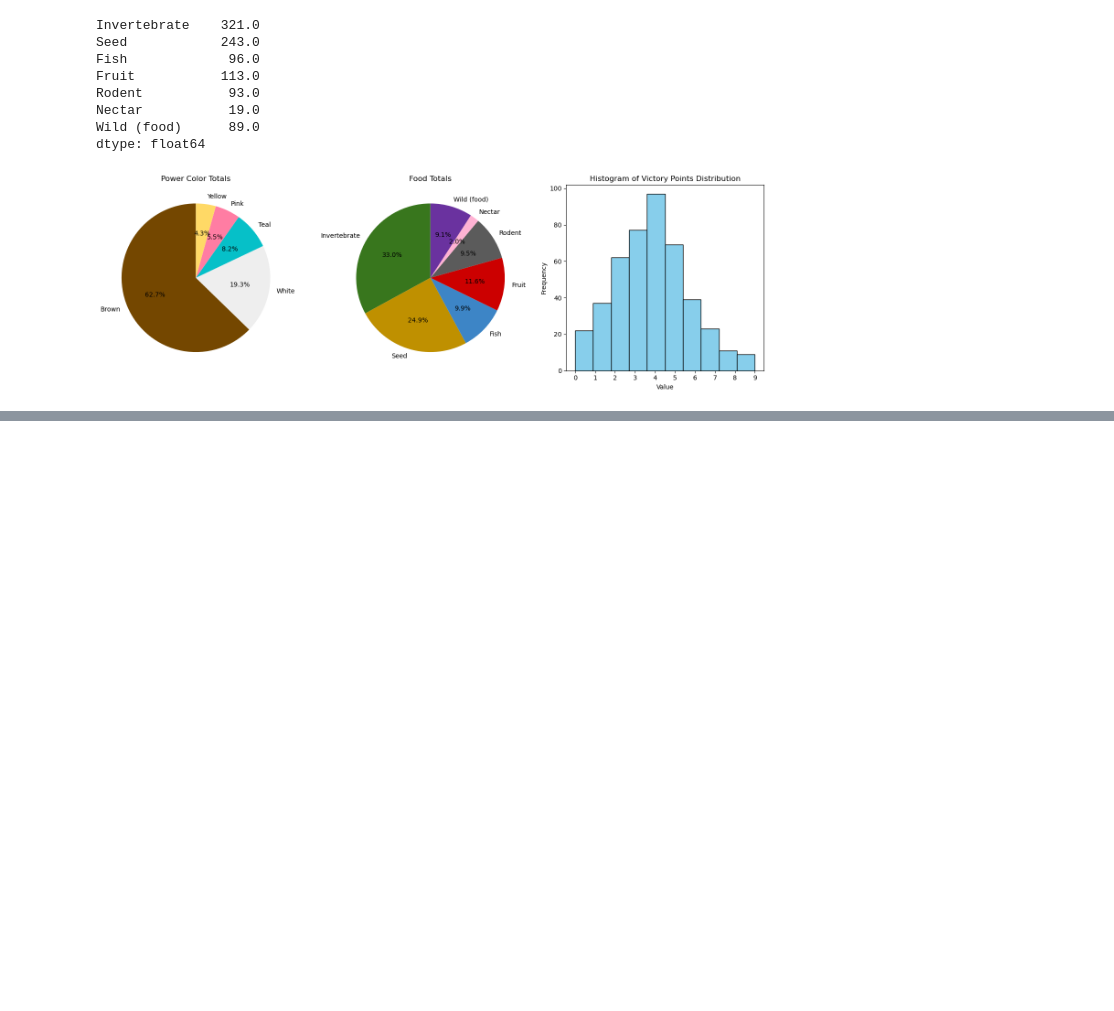
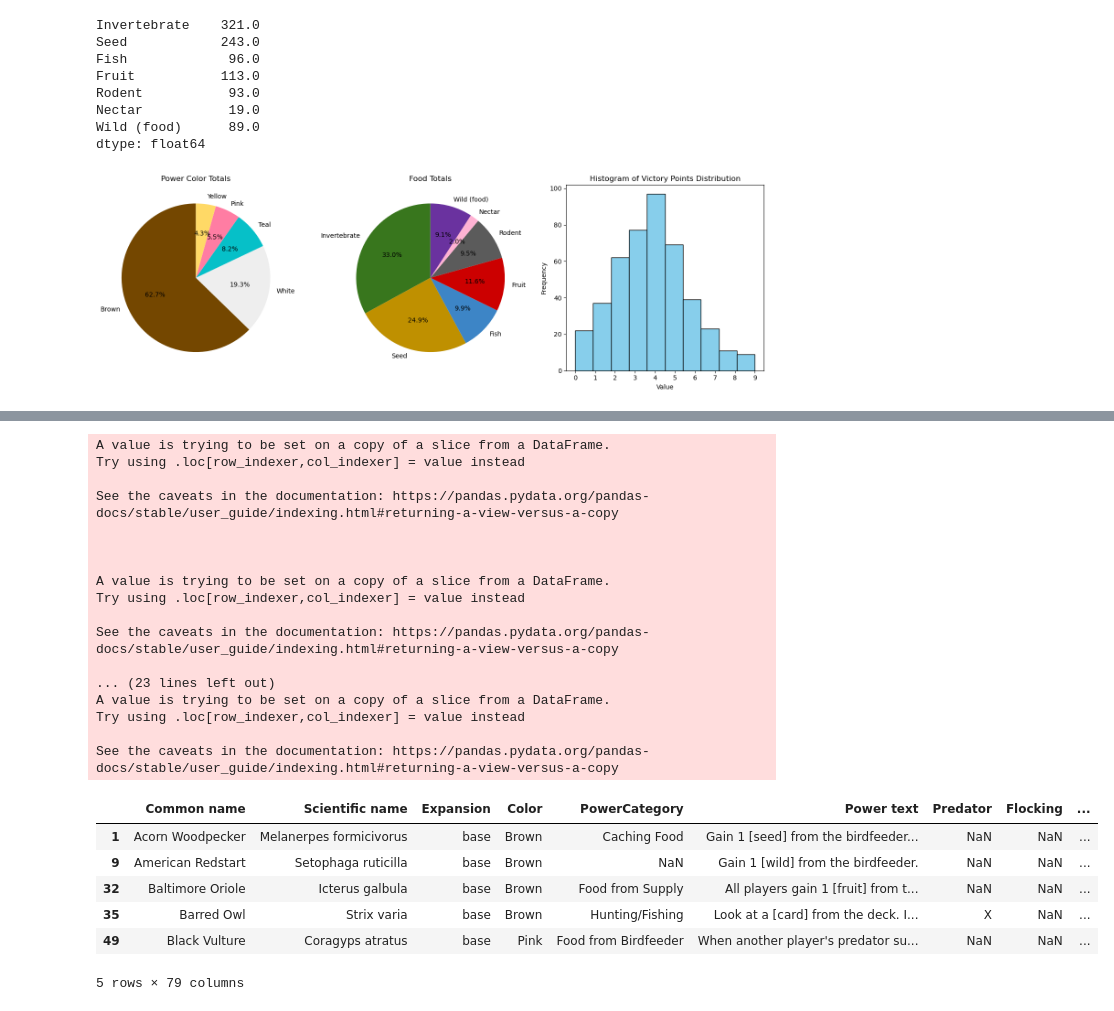
Before and after one commit to jwd164/data-science-training, a Jupyter notebook: 09 - Wingspan Board Game/Wingspan EDA.ipynb, the cells around one changed output, grey strips where cells are left out. Cells and saved outputs as stored; diff of their text form; code cells hidden in the pictures; blank space fills up the shorter version.

```diff
--- a/09 - Wingspan Board Game/Wingspan EDA.ipynb
+++ b/09 - Wingspan Board Game/Wingspan EDA.ipynb
@@ -241,0 +257,40 @@ dtype: float64
+# %%
+digital["Forest"] = digital["Forest"].replace("X", 1)
+digital["Grassland"] = digital["Grassland"].replace("X", 1)
+digital["Wetland"] = digital["Wetland"].replace("X", 1)
+digital['Forest']=digital['Forest'].fillna(0)
+digital['Grassland']=digital['Grassland'].fillna(0)
+digital['Wetland']=digital['Wetland'].fillna(0)
+forest = digital[(digital['Forest']==1)&(digital['Grassland']==0) & (digital['Wetland']==0)]
+grassland = digital[(digital['Forest']==0)&(digital['Grassland']==1) & (digital['Wetland']==0)]
+wetland = digital[(digital['Forest']==0)&(digital['Grassland']==0) & (digital['Wetland']==1)]
+forest_grassland = digital[(digital['Forest']==1)&(digital['Grassland']==1) & (digital['Wetland']==0)]
+grassland_wetland = digital[(digital['Forest']==0)&(digital['Grassland']==1) & (digital['Wetland']==1)]
+forest_wetland = digital[(digital['Forest']==1)&(digital['Grassland']==0) & (digital['Wetland']==1)]
+all_habitats = digital[(digital['Forest']==1)&(digital['Grassland']==1) & (digital['Wetland']==1)]
+forest.head()
+# %% [output]
+A value is trying to be set on a copy of a slice from a DataFrame.
+Try using .loc[row_indexer,col_indexer] = value instead
+
+See the caveats in the documentation: https://pandas.pydata.org/pandas-docs/stable/user_guide/indexing.html#returning-a-view-versus-a-copy
+
+
+
+A value is trying to be set on a copy of a slice from a DataFrame.
+Try using .loc[row_indexer,col_indexer] = value instead
+
+See the caveats in the documentation: https://pandas.pydata.org/pandas-docs/stable/user_guide/indexing.html#returning-a-view-versus-a-copy
+
+... (23 lines left out)
+A value is trying to be set on a copy of a slice from a DataFrame.
+Try using .loc[row_indexer,col_indexer] = value instead
+
+See the caveats in the documentation: https://pandas.pydata.org/pandas-docs/stable/user_guide/indexing.html#returning-a-view-versus-a-copy
+|  | Common name | Scientific name | Expansion | Color | PowerCategory | Power text | Predator | Flocking | ... |
+| 1 | Acorn Woodpecker | Melanerpes formicivorus | base | Brown | Caching Food | Gain 1 [seed] from the birdfeeder... | NaN | NaN | ... |
+| 9 | American Redstart | Setophaga ruticilla | base | Brown | NaN | Gain 1 [wild] from the birdfeeder. | NaN | NaN | ... |
+| 32 | Baltimore Oriole | Icterus galbula | base | Brown | Food from Supply | All players gain 1 [fruit] from t... | NaN | NaN | ... |
+| 35 | Barred Owl | Strix varia | base | Brown | Hunting/Fishing | Look at a [card] from the deck. I... | X | NaN | ... |
+| 49 | Black Vulture | Coragyps atratus | base | Pink | Food from Birdfeeder | When another player's predator su... | NaN | NaN | ... |
+5 rows × 79 columns
```
Also changed, not shown: parts of 5 cells of this notebook, 11 other files.
